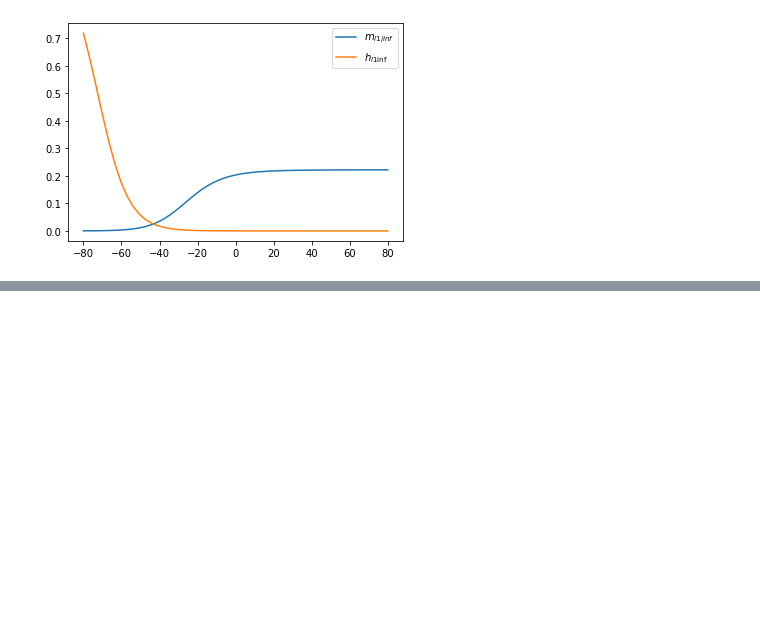
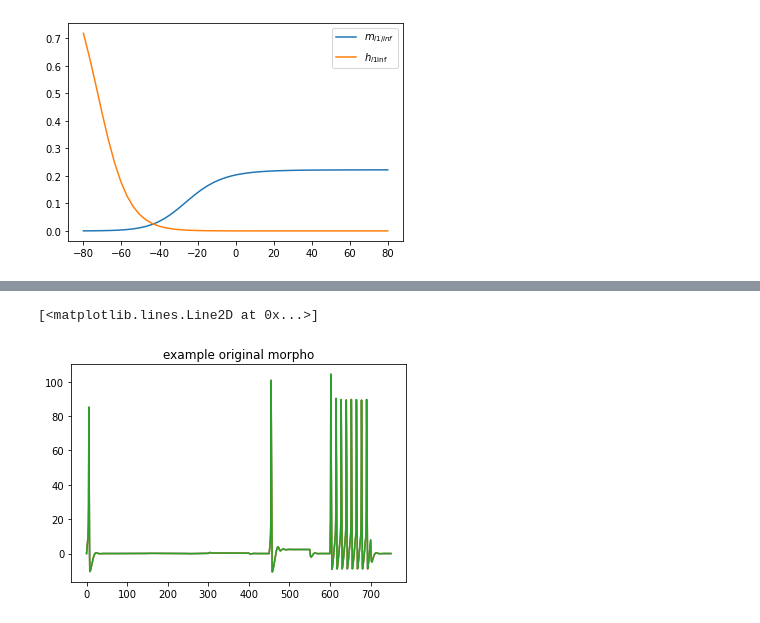
Before and after one commit to shcecter/nocimod, a Jupyter notebook: kovalksy_reprod.ipynb, the cells around one changed output, grey strips where cells are left out. Saved outputs shown, nothing was run; the diff lists cells and outputs as text; code cells hidden in the pictures; blank space fills up the shorter version.

```diff
--- a/kovalksy_reprod.ipynb
+++ b/kovalksy_reprod.ipynb
@@ -176,0 +306,8 @@ legend()
+# %%
+title("example original morpho")
+plot(M.t/ms, M.v[0]/mV)
+plot(M.t/ms, M.v[500]/mV)
+plot(M.t/ms, M.v[-1]/mV)
+# %% [output]
+[<matplotlib.lines.Line2D at 0x...>]
+[figure, added]
```
Also changed, not shown: parts of 8 cells of this notebook.
